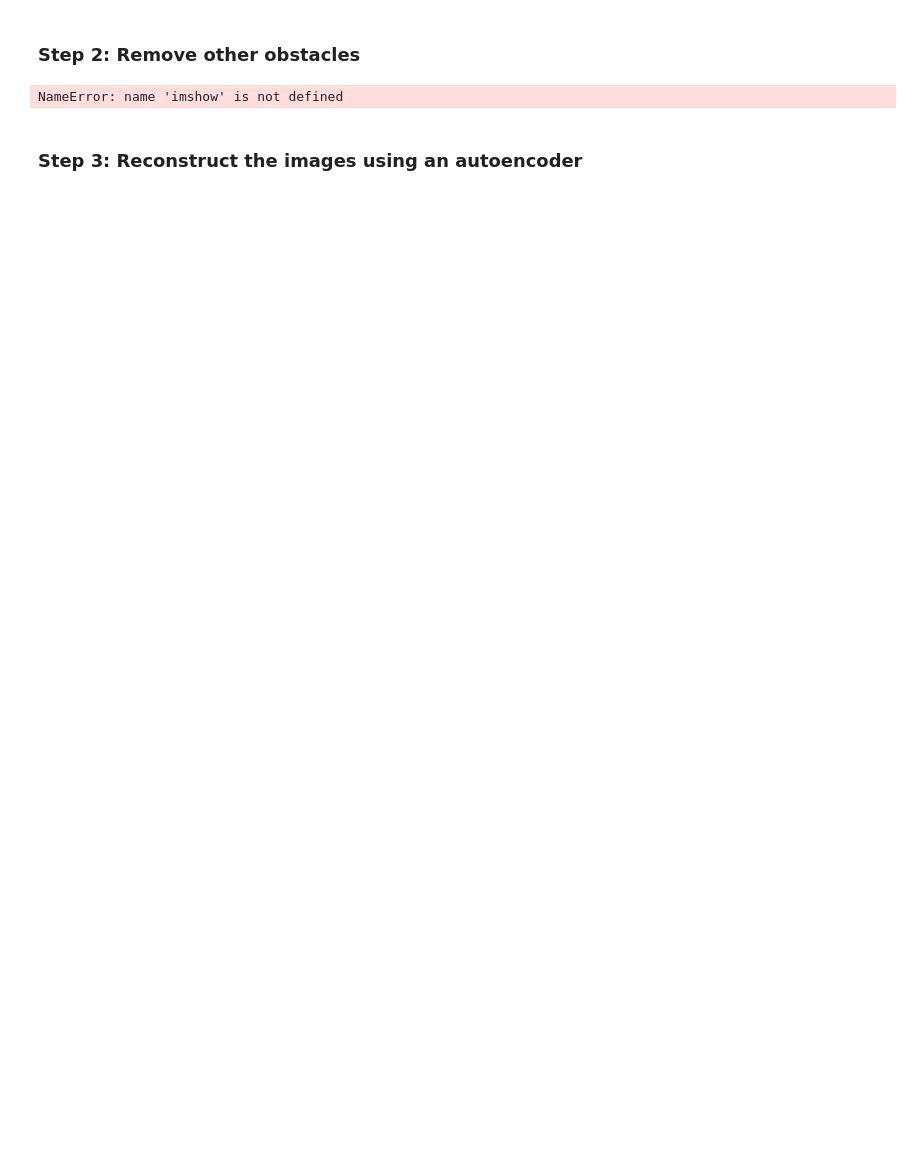
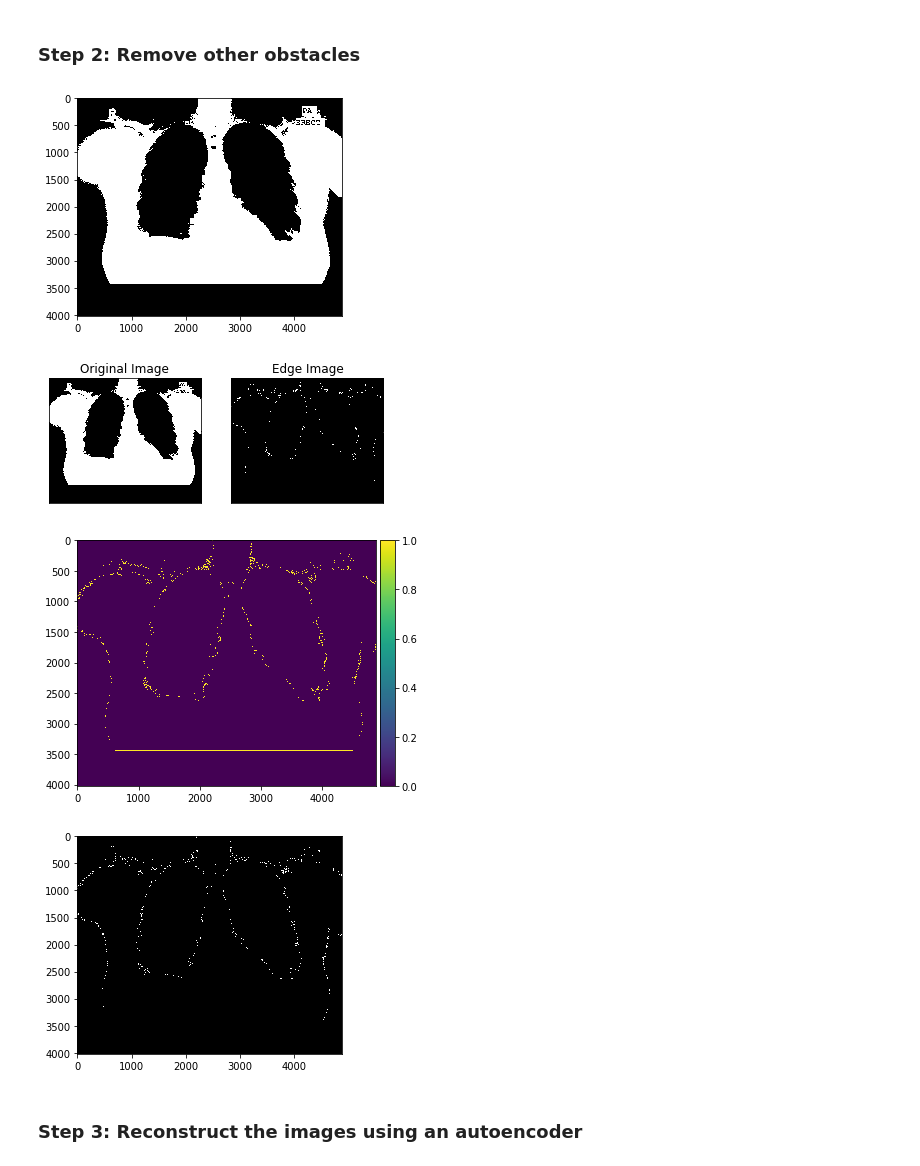
Before and after one commit to JonathanFeenstra/tuberculosis-elm-classifier, a Jupyter notebook: tuberculosis_classifier.ipynb, the cells around one changed output. Saved outputs shown, nothing was run; the diff lists cells and outputs as text; code cells hidden in the pictures; blank space fills up the shorter version.

```diff
--- a/tuberculosis_classifier.ipynb
+++ b/tuberculosis_classifier.ipynb
@@ -85,37 +104,40 @@ imfile = Image.fromarray(bw)
 
 #imfile.save('fil.png')
 
-imshow(imfile)
+plt.imshow(imfile)
 plt.show()
 
 import cv2
 from matplotlib import pyplot as plt
 
 img = cv2.imread('fil.png',0)
 edges = cv2.Canny(img,50,200)
 
 plt.subplot(121),plt.imshow(img,cmap = 'gray')
 plt.title('Original Image'), plt.xticks([]), plt.yticks([])
 plt.subplot(122),plt.imshow(edges,cmap = 'gray')
 plt.title('Edge Image'), plt.xticks([]), plt.yticks([])
 
 plt.show()
 
 from skimage import feature, io
 
 im = io.imread('fil.png')
 edges = feature.canny(im)
 io.imshow(edges)
 io.show()
 
 
 
 im = cv2.imread('fil.png')
 edges = cv2.Canny(im,25,255,L2gradient=False)
 plt.imshow(edges,cmap='gray')
 plt.show()
 # %% [output]
-NameError: name 'imshow' is not defined
+[figure, added]
+[figure, added]
+[figure, added]
+[figure, added]
 # %% [markdown]
 ### Step 3: Reconstruct the images using an autoencoder
 # %%
```
Also changed, not shown: parts of 5 cells of this notebook.
